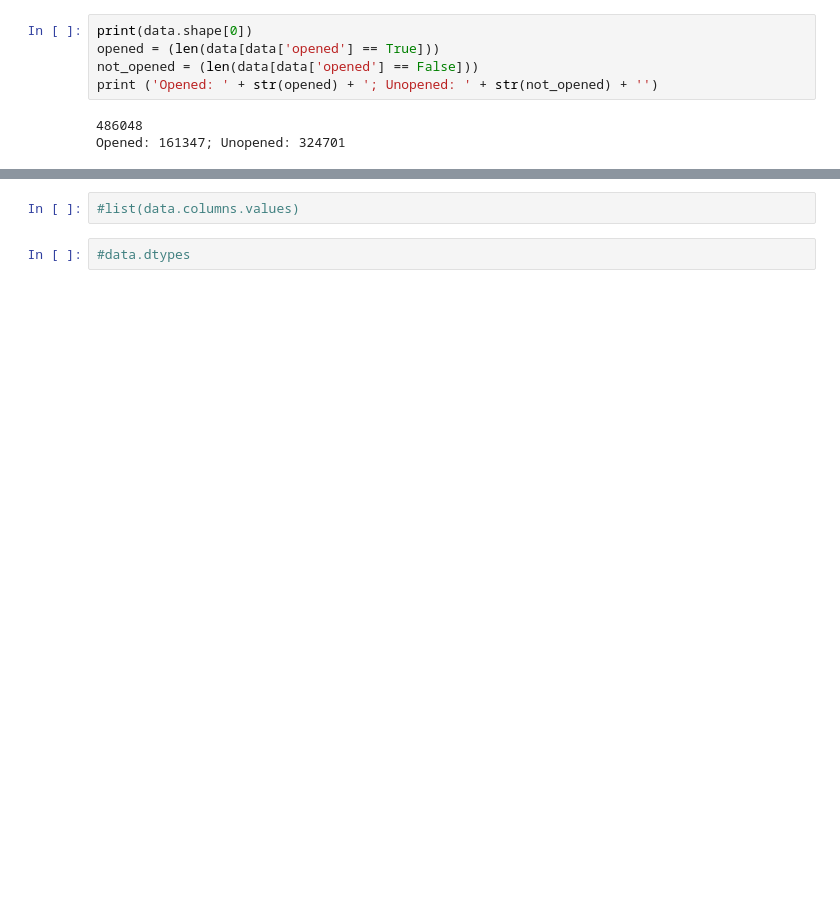
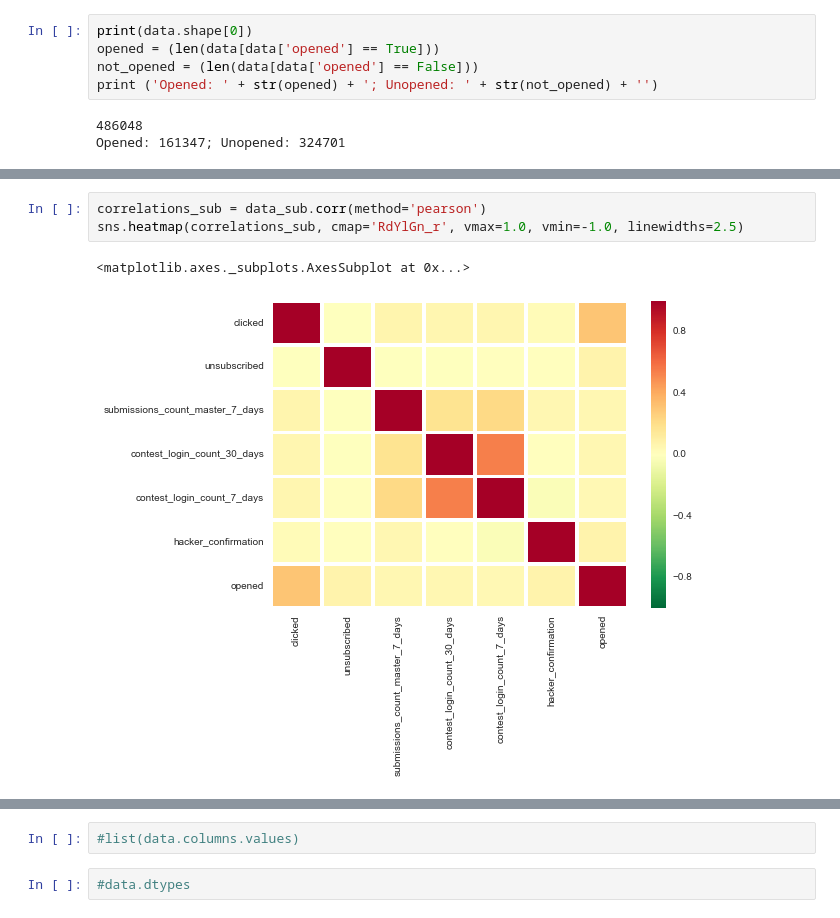
Before and after one commit to sethbunke/IntroductionToMachineLearning-LogisticRegression, a Jupyter notebook: ipython_notebooks/HackerRank - opened emails.ipynb, the cells around one changed output, grey strips where cells are left out. Saved outputs shown, nothing was run; the diff lists cells and outputs as text; blank space fills up the shorter version.

```diff
--- a/ipython_notebooks/HackerRank - opened emails.ipynb
+++ b/ipython_notebooks/HackerRank - opened emails.ipynb
@@ -45,0 +66,6 @@ data_sub.corr(method='pearson')
+# %%
+correlations_sub = data_sub.corr(method='pearson')
+sns.heatmap(correlations_sub, cmap='RdYlGn_r', vmax=1.0, vmin=-1.0, linewidths=2.5)
+# %% [output]
+<matplotlib.axes._subplots.AxesSubplot at 0x...>
+[figure, added]
```
Also changed, not shown: parts of 12 cells of this notebook.
